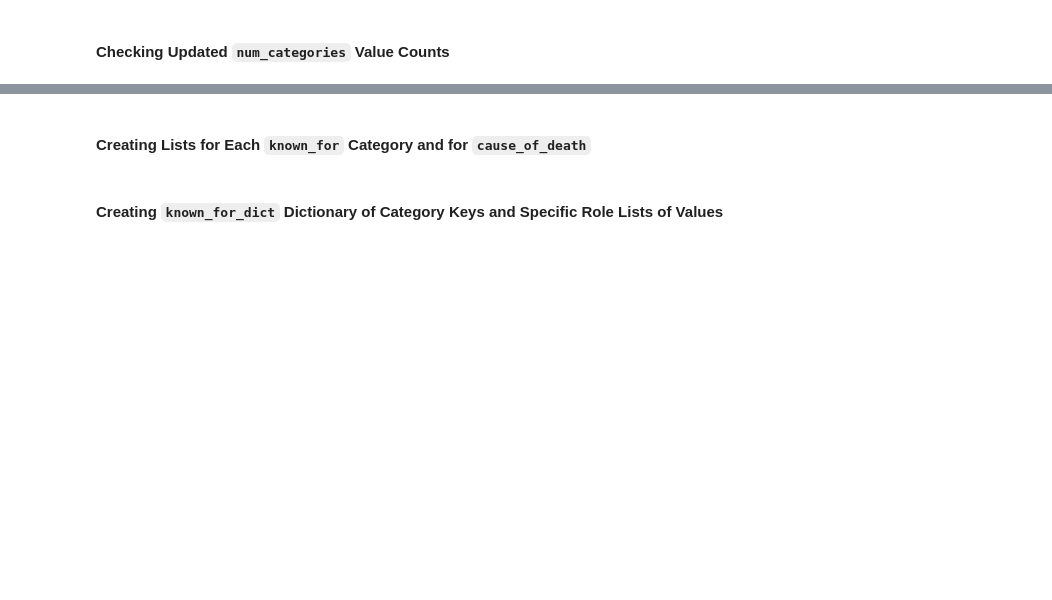
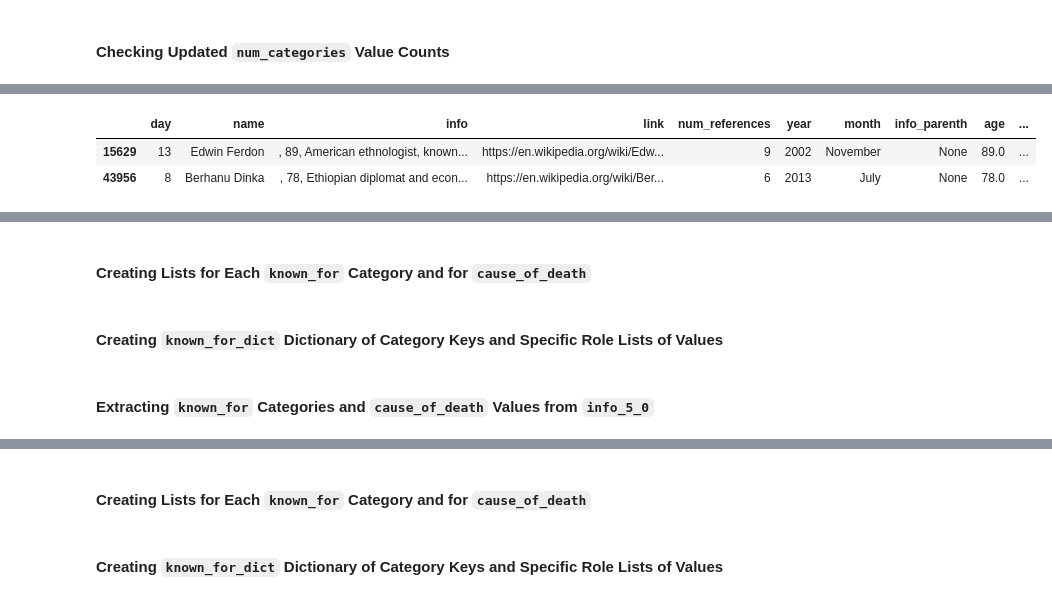
Before and after one commit to teresahanak/wikipedia-life-expectancy, a Jupyter notebook: wp_life_expect_data_clean7_thanak_2022_07_26.ipynb, the cells around one changed output, grey strips where cells are left out. Cells and saved outputs as stored; diff of their text form; code cells hidden in the pictures; blank space fills up the shorter version.

```diff
--- a/wp_life_expect_data_clean7_thanak_2022_07_26.ipynb
+++ b/wp_life_expect_data_clean7_thanak_2022_07_26.ipynb
@@ -9971,0 +10632,38 @@ df["num_categories"].value_counts()
+# %%
+%%time
+
+# Column to check
+column = 'info_5_0'
+
+# Start dataframe
+dataframe = df[df[column].notna()]
+
+# For loop to find cause in column and extract it to cause_of_death
+for cause in cause_of_death:
+    for index in dataframe.index:
+        item = df.loc[index, column]
+        if item:
+            if cause in item:
+                if df.loc[index, 'cause_of_death']:
+                    df.loc[index, 'cause_of_death'] = df.loc[index, 'cause_of_death'] + '/' + cause
+                    df.loc[index, column] = item.replace(cause, '').strip()
+                else:
+                    df.loc[index, 'cause_of_death'] = cause
+                    df.loc[index, column] = item.replace(cause, '').strip()
+
+
+# For loop to find role in column and extract it as category
+for category, category_lst in known_for_dict.items():
+    for role in category_lst:
+        for index in dataframe.index:
+                item = df.loc[index, column]
+                if item:
+                    if role in item:
+                        df.loc[index, category] = 1
+                        df.loc[index, column] = item.replace(role, '').strip()
+
+# Calculating num_categories
+df["num_categories"] = df[known_for_dict.keys()].sum(axis=1)
+
+# Checking number of cause_of_death values
+print(f'There are {df["cause_of_death"].notna().sum()} values in cause_of_death column.\n')
@@ -9971,0 +10695,3 @@ df["num_categories"].value_counts()
+# %%
+# Obtaining values for column and their counts
+roles_cause_list = df["info_5_0"].value_counts(ascending=True).index.tolist()
@@ -9971,0 +10745,7 @@ df["num_categories"].value_counts()
+# %%
+# Example code to quick-check a specific entry
+df[df["info_5_0"] == value]
+# %% [output]
+|  | day | name | info | link | num_references | year | month | info_parenth | age | ... |
+| 15629 | 13 | Edwin Ferdon | , 89, American ethnologist, known... | https://en.wikipedia.org/wiki/Edw... | 9 | 2002 | November | None | 89.0 | ... |
+| 43956 | 8 | Berhanu Dinka | , 78, Ethiopian diplomat and econ... | https://en.wikipedia.org/wiki/Ber... | 6 | 2013 | July | None | 78.0 | ... |
@@ -9971,0 +10753,2 @@ df["num_categories"].value_counts()
+# %% [markdown]
+#### Creating Lists for Each `known_for` Category and for `cause_of_death`
@@ -9971,0 +10798,2 @@ df["num_categories"].value_counts()
+# %% [markdown]
+#### Creating `known_for_dict` Dictionary of Category Keys and Specific Role Lists of Values
@@ -9971,0 +10817,2 @@ df["num_categories"].value_counts()
+# %% [markdown]
+#### Extracting `known_for` Categories and `cause_of_death` Values from `info_5_0`
```
Also changed, not shown: parts of 69 cells of this notebook.
